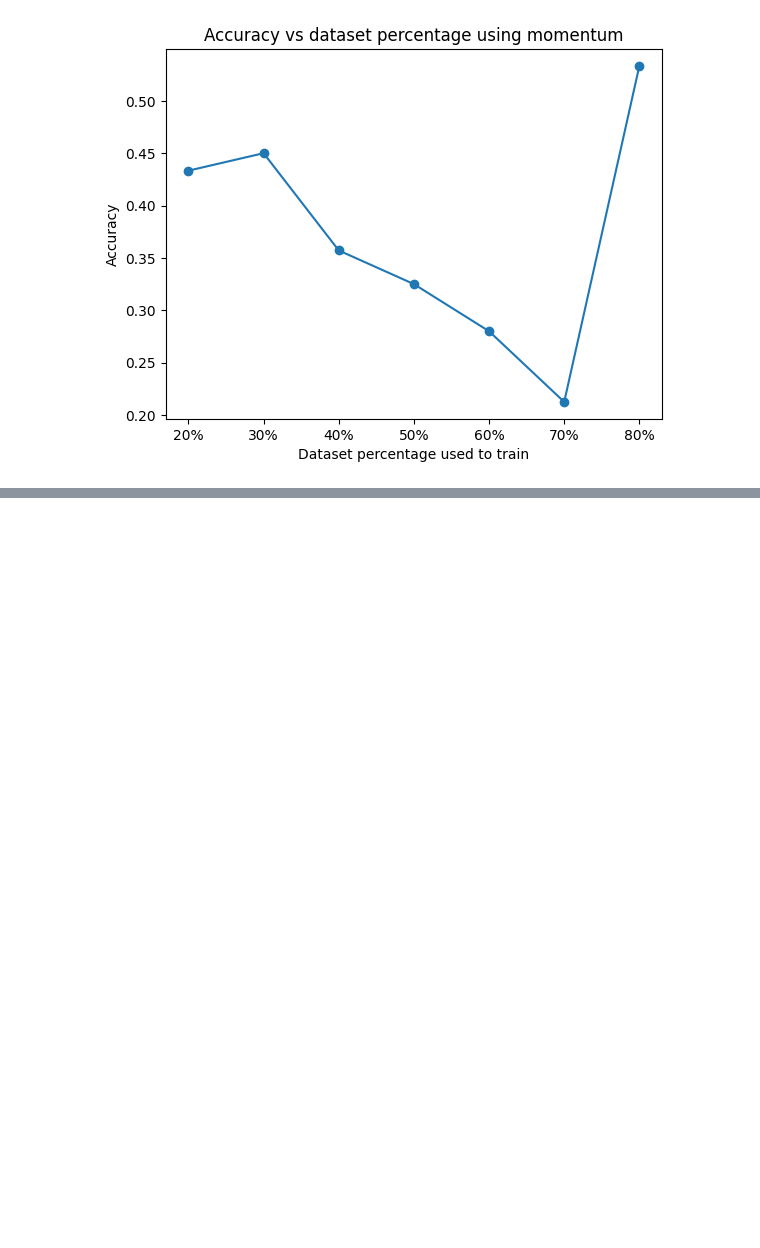
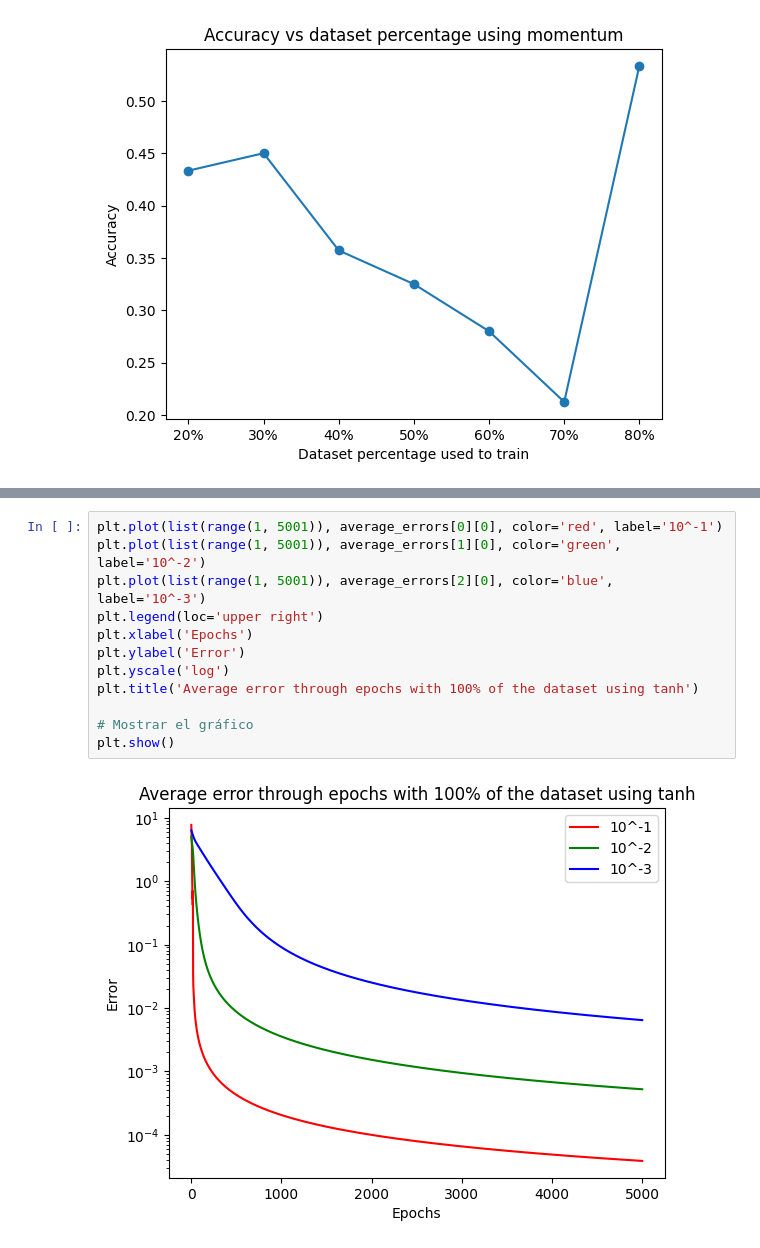
Before and after one commit to ichayer/sia, a Jupyter notebook: tp3/ejercicio3b.ipynb, the cells around one changed output, grey strips where cells are left out. Cells and saved outputs as stored; diff of their text form; blank space fills up the shorter version.

```diff
--- a/tp3/ejercicio3b.ipynb
+++ b/tp3/ejercicio3b.ipynb
@@ -573,0 +628,14 @@ th iterationNNNNNNNNNNNNNNNNNNNNNNNNNNNNNNNNNNNNNNNNNNNNNNNNNNNNNNNNNNNNN
+# %%
+plt.plot(list(range(1, 5001)), average_errors[0][0], color='red', label='10^-1')
+plt.plot(list(range(1, 5001)), average_errors[1][0], color='green', label='10^-2')
+plt.plot(list(range(1, 5001)), average_errors[2][0], color='blue', label='10^-3')
+plt.legend(loc='upper right')
+plt.xlabel('Epochs')
+plt.ylabel('Error')
+plt.yscale('log')
+plt.title('Average error through epochs with 100% of the dataset using tanh')
+
+# Mostrar el gráfico
+plt.show()
+# %% [output]
+[figure, added]
```
Also changed, not shown: parts of 5 cells of this notebook.
